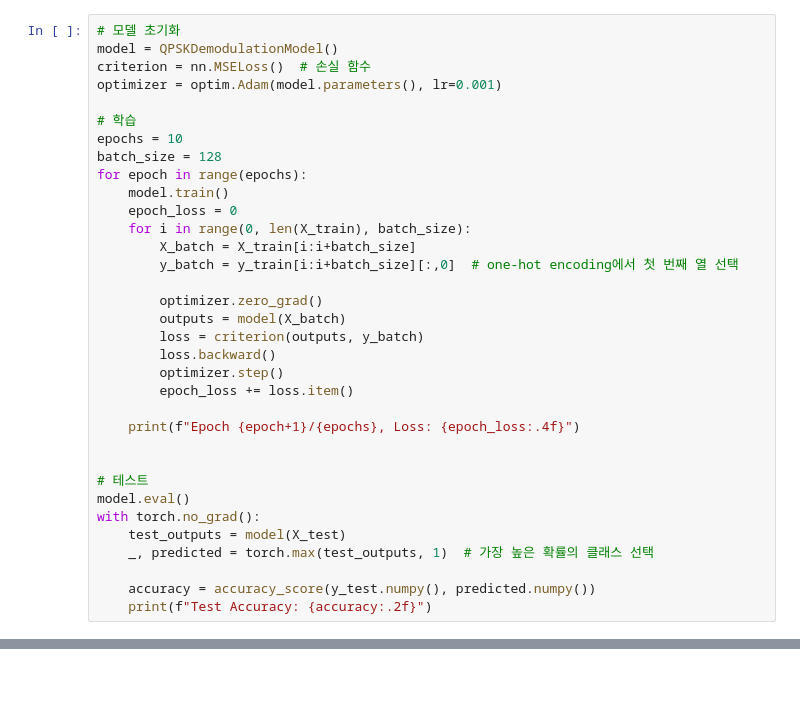
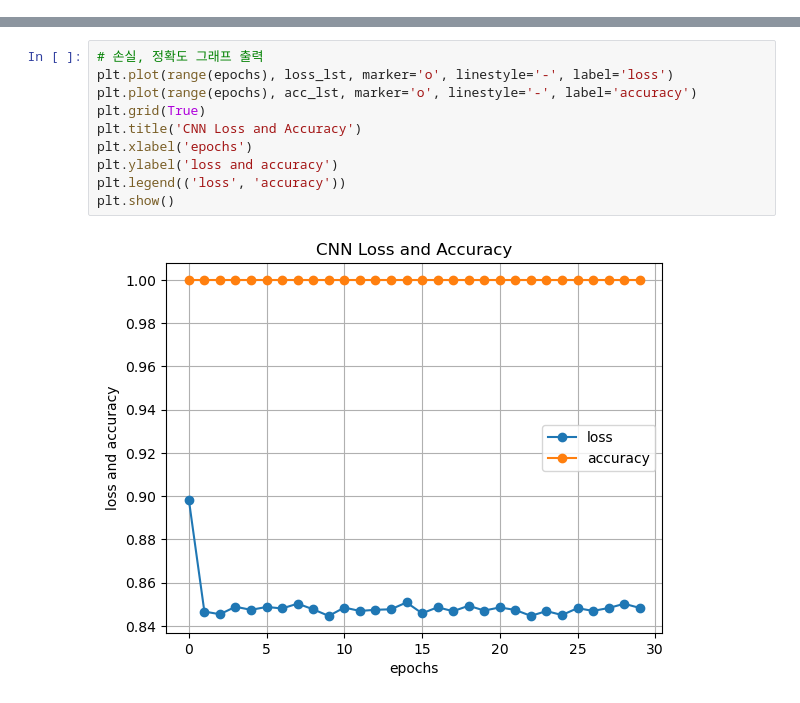
Before and after one commit to KyongHwan-Kim/2024_2_data_communication-with-deep-learning, a Jupyter notebook: project2.ipynb, the cells around one changed output, grey strips where cells are left out. Cells and saved outputs as stored; diff of their text form; blank space fills up the shorter version.

```diff
--- a/project2.ipynb
+++ b/project2.ipynb
@@ -147,34 +104,0 @@ torch.Size([100000, 2]) torch.Size([100000, 1])
-# %%
-# 모델 초기화
-model = QPSKDemodulationModel()
-criterion = nn.MSELoss()  # 손실 함수
-optimizer = optim.Adam(model.parameters(), lr=0.001)
-
-# 학습
-epochs = 10
-batch_size = 128
-for epoch in range(epochs):
-    model.train()
-    epoch_loss = 0
-    for i in range(0, len(X_train), batch_size):
-        X_batch = X_train[i:i+batch_size]
-        y_batch = y_train[i:i+batch_size][:,0]  # one-hot encoding에서 첫 번째 열 선택
-
-        optimizer.zero_grad()
-        outputs = model(X_batch)
-        loss = criterion(outputs, y_batch)
-        loss.backward()
-        optimizer.step()
-        epoch_loss += loss.item()
-
-    print(f"Epoch {epoch+1}/{epochs}, Loss: {epoch_loss:.4f}")
-
-
-# 테스트
-model.eval()
-with torch.no_grad():
-    test_outputs = model(X_test)
-    _, predicted = torch.max(test_outputs, 1)  # 가장 높은 확률의 클래스 선택
-
-    accuracy = accuracy_score(y_test.numpy(), predicted.numpy())
-    print(f"Test Accuracy: {accuracy:.2f}")
@@ -192,0 +180,12 @@ Test Accuracy: 1.00
+# %%
+# 손실, 정확도 그래프 출력
+plt.plot(range(epochs), loss_lst, marker='o', linestyle='-', label='loss')
+plt.plot(range(epochs), acc_lst, marker='o', linestyle='-', label='accuracy')
+plt.grid(True)
+plt.title('CNN Loss and Accuracy')
+plt.xlabel('epochs')
+plt.ylabel('loss and accuracy')
+plt.legend(('loss', 'accuracy'))
+plt.show()
+# %% [output]
+[figure, added]
```
Also changed, not shown: parts of 17 cells of this notebook, 8 other files.
